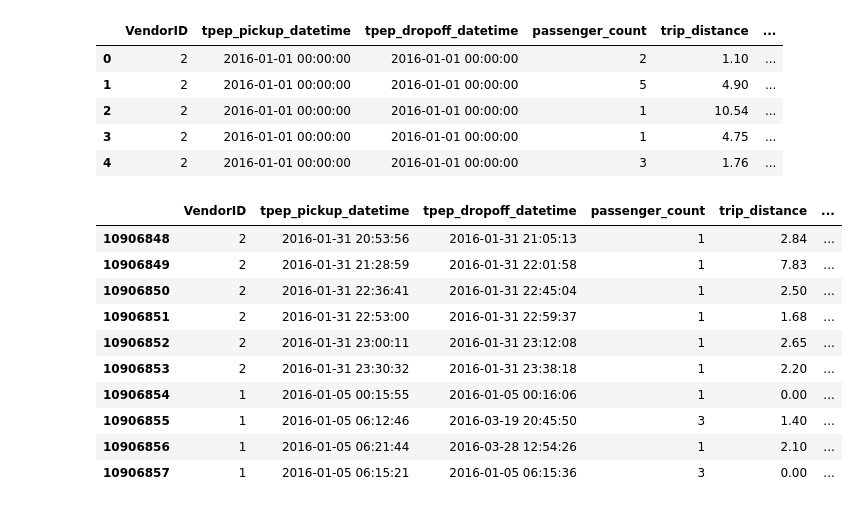
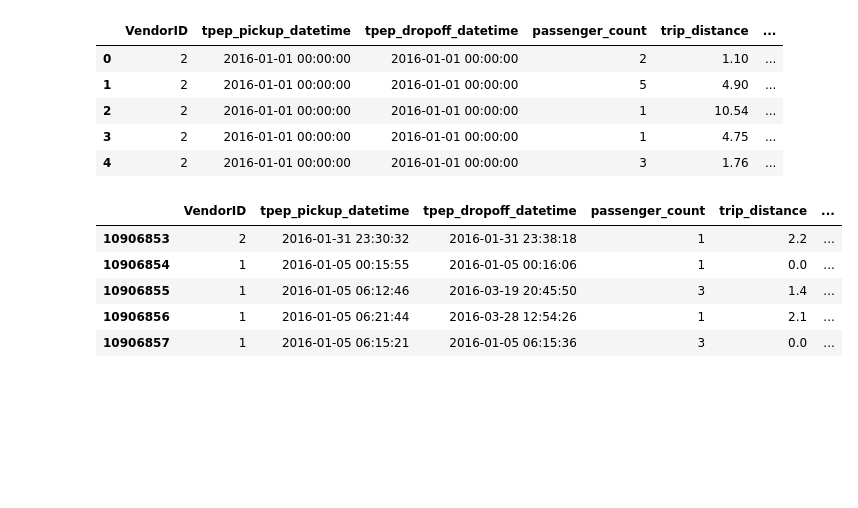
Before and after one commit to jonhilgart22/DSCI-6005-deep-learning, a Jupyter notebook: final_project/Taxi-Cab-EDA.ipynb, the cells around one changed output. Saved outputs shown, nothing was run; the diff lists cells and outputs as text; code cells hidden in the pictures; blank space fills up the shorter version.

```diff
--- a/final_project/Taxi-Cab-EDA.ipynb
+++ b/final_project/Taxi-Cab-EDA.ipynb
@@ -88,17 +134,12 @@ taxi_yellowcab_df.head()
 | 3 | 2 | 2016-01-01 00:00:00 | 2016-01-01 00:00:00 | 1 | 4.75 | ... |
 | 4 | 2 | 2016-01-01 00:00:00 | 2016-01-01 00:00:00 | 3 | 1.76 | ... |
 # %%
-taxi_yellowcab_df.tail(10)
+taxi_yellowcab_df.tail()
 # %% [output]
 |  | VendorID | tpep_pickup_datetime | tpep_dropoff_datetime | passenger_count | trip_distance | ... |
-| 10906848 | 2 | 2016-01-31 20:53:56 | 2016-01-31 21:05:13 | 1 | 2.84 | ... |
-| 10906849 | 2 | 2016-01-31 21:28:59 | 2016-01-31 22:01:58 | 1 | 7.83 | ... |
-| 10906850 | 2 | 2016-01-31 22:36:41 | 2016-01-31 22:45:04 | 1 | 2.50 | ... |
-| 10906851 | 2 | 2016-01-31 22:53:00 | 2016-01-31 22:59:37 | 1 | 1.68 | ... |
-| 10906852 | 2 | 2016-01-31 23:00:11 | 2016-01-31 23:12:08 | 1 | 2.65 | ... |
-| 10906853 | 2 | 2016-01-31 23:30:32 | 2016-01-31 23:38:18 | 1 | 2.20 | ... |
-| 10906854 | 1 | 2016-01-05 00:15:55 | 2016-01-05 00:16:06 | 1 | 0.00 | ... |
-| 10906855 | 1 | 2016-01-05 06:12:46 | 2016-03-19 20:45:50 | 3 | 1.40 | ... |
-| 10906856 | 1 | 2016-01-05 06:21:44 | 2016-03-28 12:54:26 | 1 | 2.10 | ... |
-| 10906857 | 1 | 2016-01-05 06:15:21 | 2016-01-05 06:15:36 | 3 | 0.00 | ... |
+| 10906853 | 2 | 2016-01-31 23:30:32 | 2016-01-31 23:38:18 | 1 | 2.2 | ... |
+| 10906854 | 1 | 2016-01-05 00:15:55 | 2016-01-05 00:16:06 | 1 | 0.0 | ... |
+| 10906855 | 1 | 2016-01-05 06:12:46 | 2016-03-19 20:45:50 | 3 | 1.4 | ... |
+| 10906856 | 1 | 2016-01-05 06:21:44 | 2016-03-28 12:54:26 | 1 | 2.1 | ... |
+| 10906857 | 1 | 2016-01-05 06:15:21 | 2016-01-05 06:15:36 | 3 | 0.0 | ... |
 # %%
```
Also changed, not shown: parts of 19 cells of this notebook, 4 other files.
